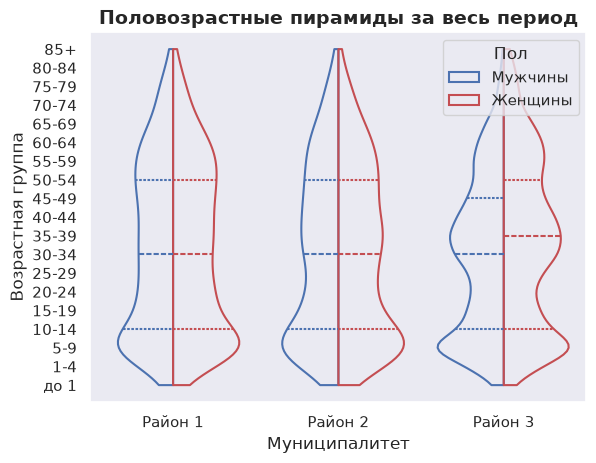
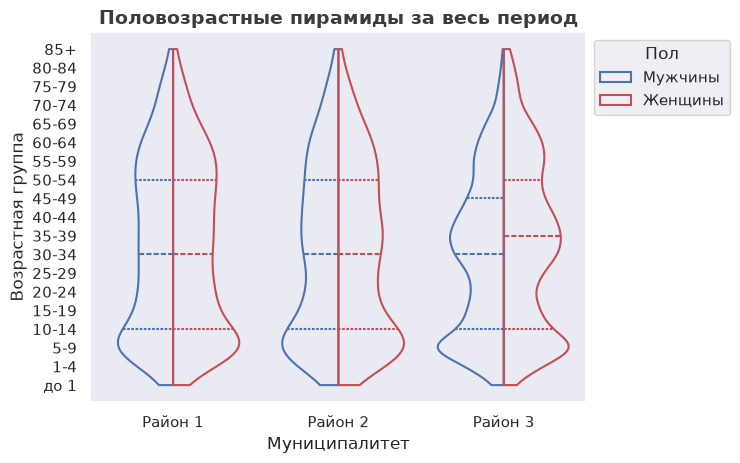
Code edit (unified diff) that turned the first committed figure into the second:
--- before
+++ after
@@ -10,3 +10,5 @@
               )
 ax.invert_yaxis()
-ax.set_title('Половозрастные пирамиды за весь период', fontsize=14, fontweight='bold')
+ax.set_title('Половозрастные пирамиды за весь период', fontsize=14, fontweight='bold', alpha=0.90)
+# Перемещение легенды.
+legend = plt.legend(loc='upper left', bbox_to_anchor=(1, 1), title='Пол')

Commit: Update Пирамиды.ipynb